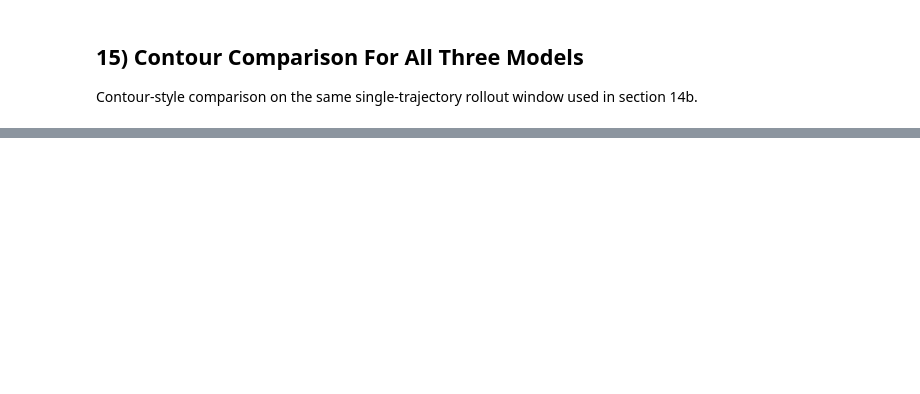
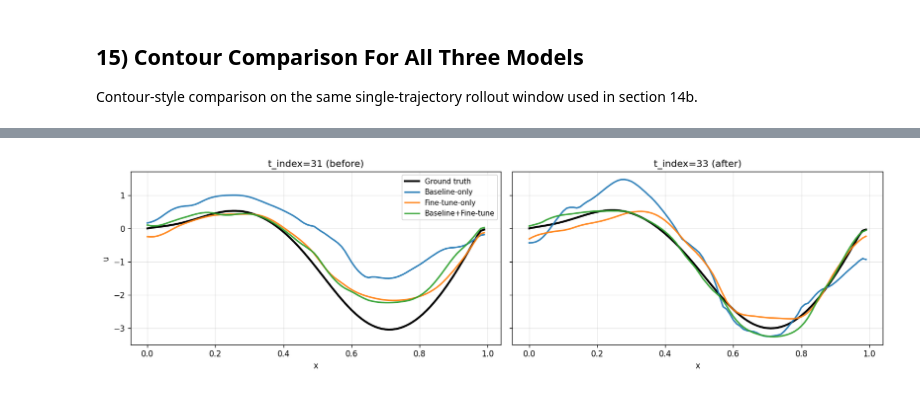
Before and after one commit to SOLARIS-JHU/tipping-point-forecast, a Jupyter notebook: heat/evaluate_RNO_state_only.ipynb, the cells around one changed output, grey strips where cells are left out. Cells and saved outputs as stored; diff of their text form; code cells hidden in the pictures; blank space fills up the shorter version.

```diff
--- a/heat/evaluate_RNO_state_only.ipynb
+++ b/heat/evaluate_RNO_state_only.ipynb
@@ -733,0 +845,90 @@ Saved contour comparison plot: heat/result_rno_state_only_eval_32/rollout_contou
+# %%
+# 16) Jump diagnostics: slices around suspicious t_index + boundary jump metrics
+# Run section 14b (or 15) first so rollout tensors are available.
+
+if "pred_np_by_model" not in globals():
+    if "pred_flat_by_model" not in globals():
+        raise RuntimeError("Run section 14b first (missing pred_flat_by_model).")
+    pred_np_by_model = {
+        name: pred_flat_by_model[name].detach().cpu().numpy()
+        for name in pred_flat_by_model
+    }
+
+if "true_np" not in globals():
+    if "true_flat" not in globals():
+        raise RuntimeError("Run section 14b first (missing true_flat).")
+    true_np = true_flat.detach().cpu().numpy()
+
+model_names = list(pred_np_by_model.keys())
+
+# Pick suspicious index (can be edited)
+suspicious_t_index = 32
+n_t = true_np.shape[0]
+if not (1 <= suspicious_t_index <= n_t - 2):
+    raise ValueError(
+        f"suspicious_t_index must be in [1, {n_t - 2}] for before/after slices; got {suspicious_t_index}."
+    )
+
+t_before = suspicious_t_index - 1
+t_after = suspicious_t_index + 1
+
+# Plot raw line slices just before/after suspicious index
+colors = {
+    "Ground truth": "black",
+    "Baseline-only": "#1f77b4",
+    "Fine-tune-only": "#ff7f0e",
+    "Baseline+Fine-tune": "#2ca02c",
+}
+
+fig, axes = plt.subplots(1, 2, figsize=(14, 4), dpi=120, sharey=True)
+for ax, t_idx, ttl in zip(
+    axes,
+    [t_before, t_after],
+    [f"t_index={t_before} (before)", f"t_index={t_after} (after)"],
+):
+    ax.plot(
+        x_axis,
+        true_np[t_idx],
+        color=colors["Ground truth"],
+        linewidth=2.5,
+        label="Ground truth",
+    )
+    for name in model_names:
+        ax.plot(
+            x_axis,
+            pred_np_by_model[name][t_idx],
+            linewidth=2,
+            alpha=0.9,
+            label=name,
+            color=colors.get(name, None),
+        )
+    ax.set_title(ttl)
+    ax.set_xlabel("x")
+    ax.grid(alpha=0.3)
+
+axes[0].set_ylabel("u")
+axes[0].legend(loc="best", fontsize=9)
+plt.tight_layout()
+plt.show()
+
+# Numerical boundary-jump checks at chunk edges
+boundaries = [16, 32, 48, 64]
+valid_boundaries = [b for b in boundaries if 1 <= b < n_t]
+
+series = {"Ground truth": true_np}
+for name in model_names:
+    series[name] = pred_np_by_model[name]
+
+print(f"Boundary jump diagnostics (delta = field[t] - field[t-1])")
+print("Series | boundary_t_index | mean_abs | max_abs | l2_norm")
+print("-" * 72)
+
+for sname, arr in series.items():
+    for b in valid_boundaries:
+        delta = arr[b] - arr[b - 1]
+        mean_abs = float(np.mean(np.abs(delta)))
+        max_abs = float(np.max(np.abs(delta)))
+        l2_norm = float(np.linalg.norm(delta))
+        print(f"{sname:>18} | {b:>16} | {mean_abs:.4e} | {max_abs:.4e} | {l2_norm:.4e}")
+# %% [output]
+[figure, added]
```
Also changed, not shown: parts of 8 cells of this notebook, 1 other file.
